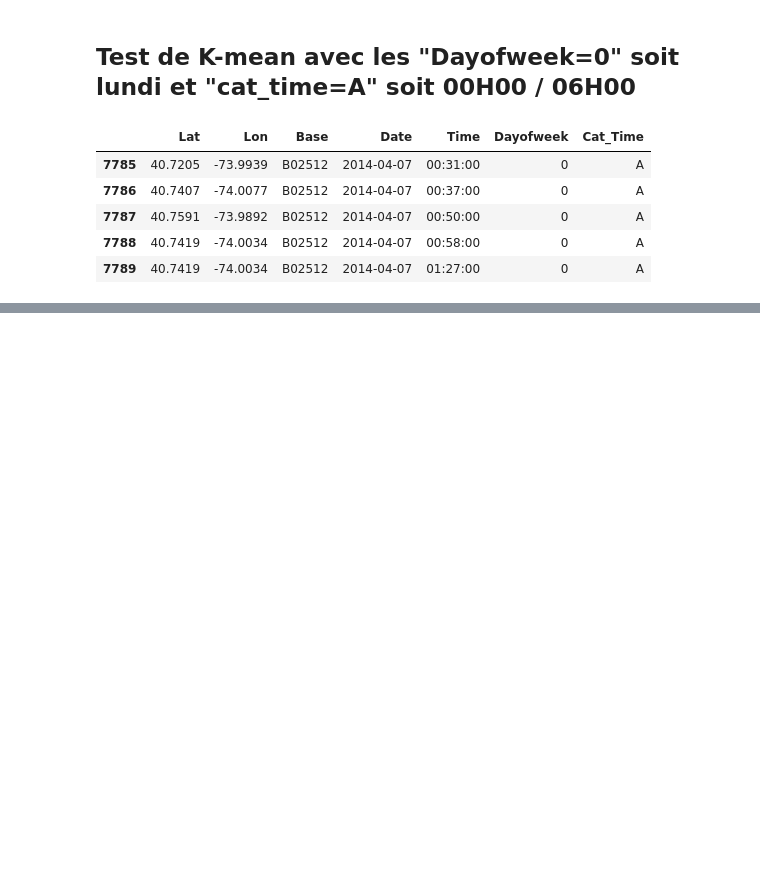
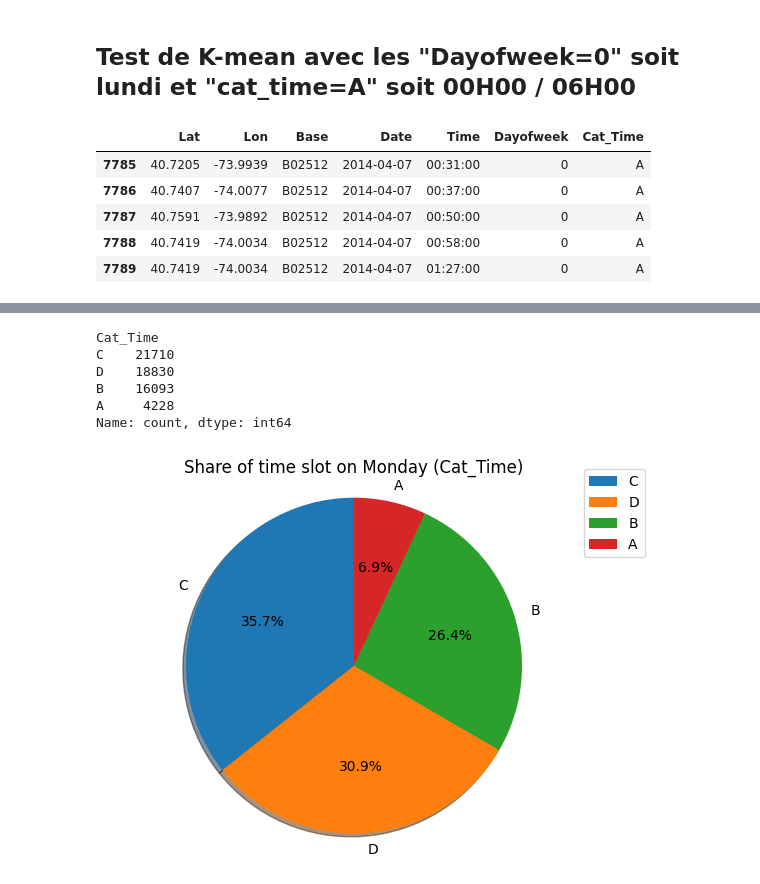
Before and after one commit to greg97232/Uber_Pickups, a Jupyter notebook: project-uml.ipynb, the cells around one changed output, grey strips where cells are left out. Saved outputs shown, nothing was run; the diff lists cells and outputs as text; code cells hidden in the pictures; blank space fills up the shorter version.

Commit message:
Ajustement pour les lundi d'avril 2014 est terminé

```diff
--- a/project-uml.ipynb
+++ b/project-uml.ipynb
@@ -160,0 +251,12 @@ data_01_filtered.shape
+# %%
+# Computer mean silhouette score
+sil_lundi = []
+k_lundi = []
+
+## Careful, you need to start at i=2 as silhouette score cannot accept less than 2 labels
+for i in range (2,11):
+    kmeans_lundi = KMeans(n_clusters= i, random_state = 0, n_init = 'auto')
+    kmeans_lundi.fit(X_data_01_lundi)
+    sil_lundi.append(silhouette_score(X_data_01_lundi, kmeans_lundi.predict(X_data_01_lundi)))
+    k_lundi.append(i)
+    print("Silhouette score for K={} is {}".format(i, sil_lundi[-1]))
@@ -160,0 +294,4 @@ data_01_filtered.shape
+# %%
+# On ré-entraîne un KMeans avec le nombre optimal de clusters
+kmeans = KMeans(n_clusters= 3, n_init = "auto")
+kmeans.fit(X_data_01_lundi)
@@ -160,0 +300,4 @@ data_01_filtered.shape
+# %%
+# Ajout de la colonne "Cluster_KMeans" dans le Dataframe "data_01_filtered"
+data_01_lundi.loc[:,'Cluster_KMeans'] = kmeans.predict(X_data_01_lundi)
+data_01_lundi.head()
@@ -160,0 +321,27 @@ data_01_filtered.shape
+# %%
+# Distribution de la nouvelle colonne "Cat" pour le lundi du moi d'avril
+data_lundi = data_01_lundi['Cat_Time'].value_counts()
+data_lundi
+# %% [output]
+Cat_Time
+C    21710
+D    18830
+B    16093
+A     4228
+Name: count, dtype: int64
+# %%
+# Voir la distribution de la nouvelle colonne "Cat" en graphique
+### "A" 00H00 / 06H00  -- "B" 06H00 / 12H00  -- "C" 12H00 / 18H00  -- "D" 18H00 / 00H00
+plt.figure()
+plt.pie(data_lundi.values, labels=data_lundi.index,
+       autopct='%1.1f%%',
+       shadow=True,
+       startangle=90,
+       radius=1.5
+       )
+plt.axis('equal')
+plt.title('Share of time slot on Monday (Cat_Time)')
+plt.legend(bbox_to_anchor=(1.1, 1.05))
+plt.show()
+# %% [output]
+[figure, added]
```
Also changed, not shown: parts of 14 cells of this notebook.
